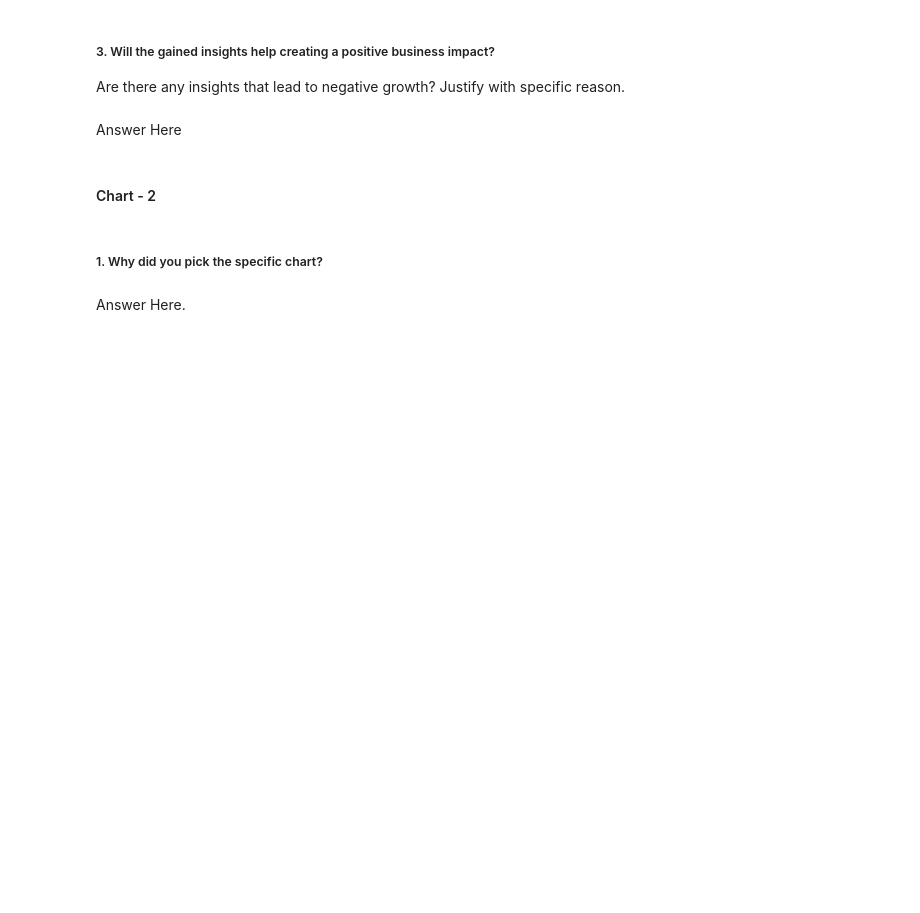
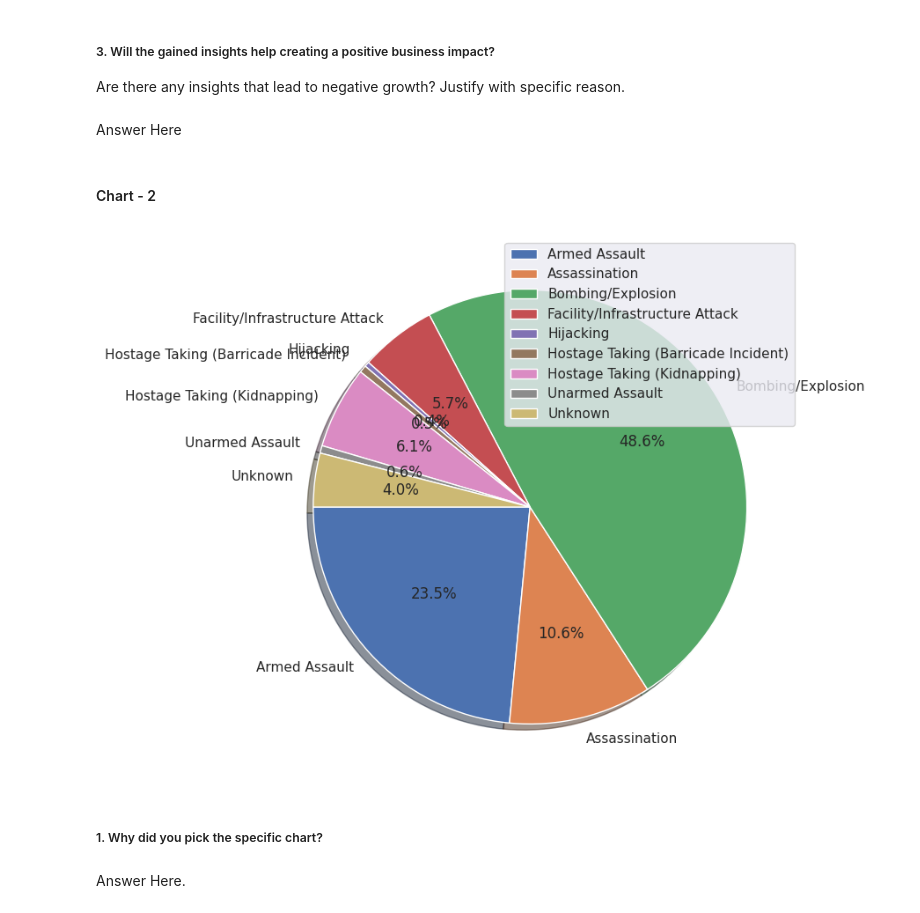
Before and after one commit to varshil009/Data-Visualization, a Jupyter notebook: global_terrorism_EDA.ipynb, the cells around one changed output. Saved outputs shown, nothing was run; the diff lists cells and outputs as text; code cells hidden in the pictures; blank space fills up the shorter version.

```diff
--- a/global_terrorism_EDA.ipynb
+++ b/global_terrorism_EDA.ipynb
@@ -549,6 +623,9 @@ Answer Here
 #### Chart - 2
 # %%
 # Chart - 2 visualization code
+plot.attack_type(df_nattack_type)
+# %% [output]
+[figure, added]
 # %% [markdown]
 ##### 1. Why did you pick the specific chart?
 # %% [markdown]
```
Also changed, not shown: parts of 12 cells of this notebook.
